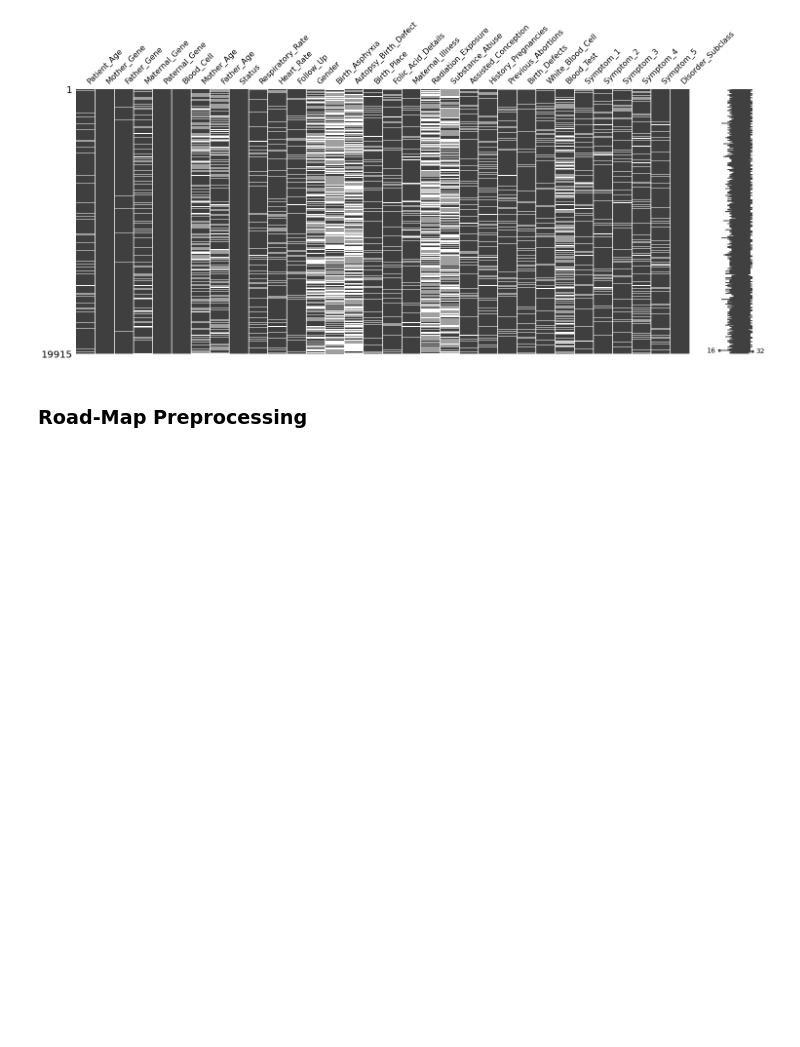
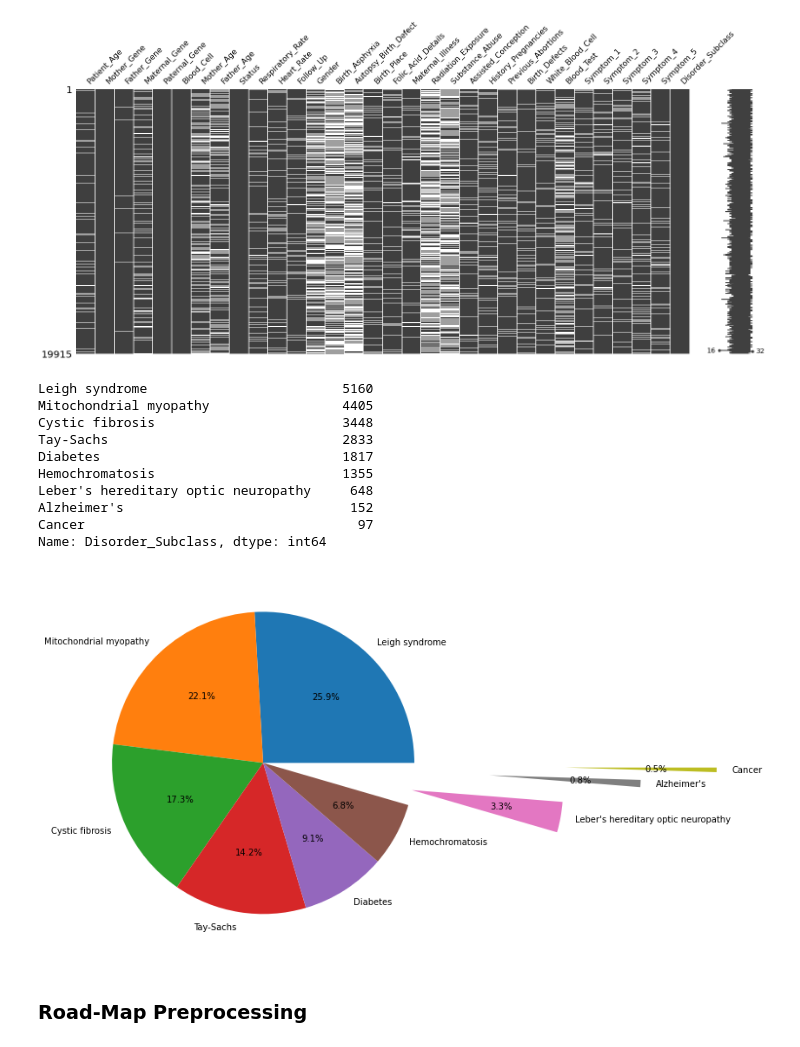
Before and after one commit to ehsung/Capstone-Project-2---Identify-Genetic-Disorder-is-Children, a Jupyter notebook: Notebooks/Preprocessing_and_Modeling.ipynb, the cells around one changed output. Cells and saved outputs as stored; diff of their text form; code cells hidden in the pictures; blank space fills up the shorter version.

```diff
--- a/Notebooks/Preprocessing_and_Modeling.ipynb
+++ b/Notebooks/Preprocessing_and_Modeling.ipynb
@@ -71,6 +71,30 @@ msno.matrix(train_data)
 plt.show()
 # %% [output]
 [figure]
+# %%
+# Disorder Subclass Distribution
+ds_counts = train_data.Disorder_Subclass.value_counts()
+print(ds_counts)
+
+plt.figure(figsize=(8,8))
+
+mylab = ds_counts.index
+explode = (0.0, 0.0, 0.0, 0.0, 0.0, 0.0, 1, 1.5, 2)
+
+plt.pie(ds_counts, labels=mylab, explode=explode, autopct='%1.1f%%')
+plt.show()
+# %% [output]
+Leigh syndrome                         5160
+Mitochondrial myopathy                 4405
+Cystic fibrosis                        3448
+Tay-Sachs                              2833
+Diabetes                               1817
+Hemochromatosis                        1355
+Leber's hereditary optic neuropathy     648
+Alzheimer's                             152
+Cancer                                   97
+Name: Disorder_Subclass, dtype: int64
+[figure, added]
 # %% [markdown]
 ### Road-Map Preprocessing
 # %% [markdown]
```
Also changed, not shown: parts of 199 cells of this notebook, 1 other file.
